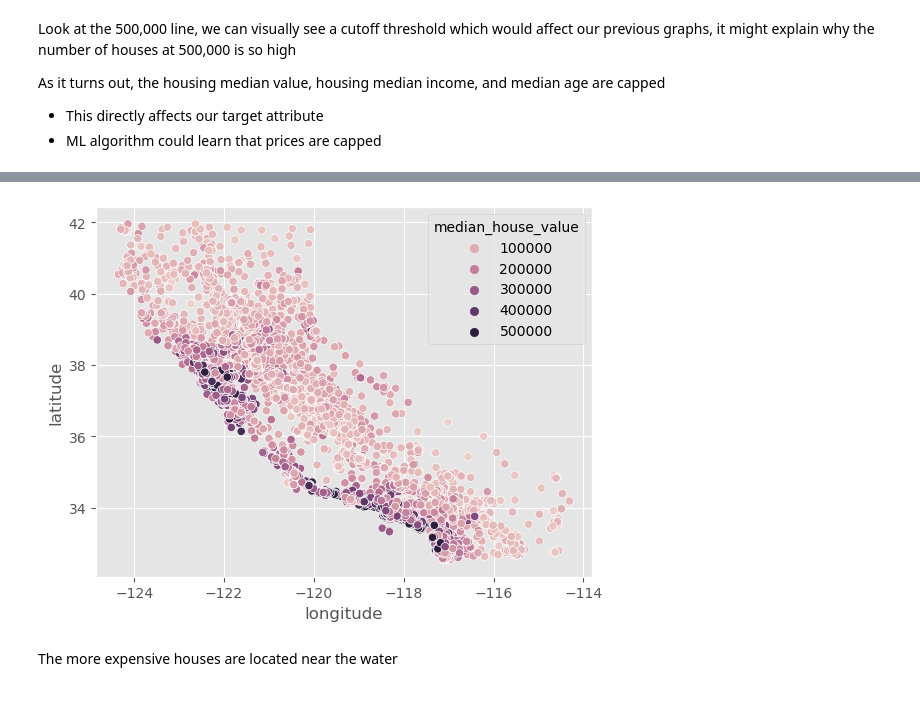
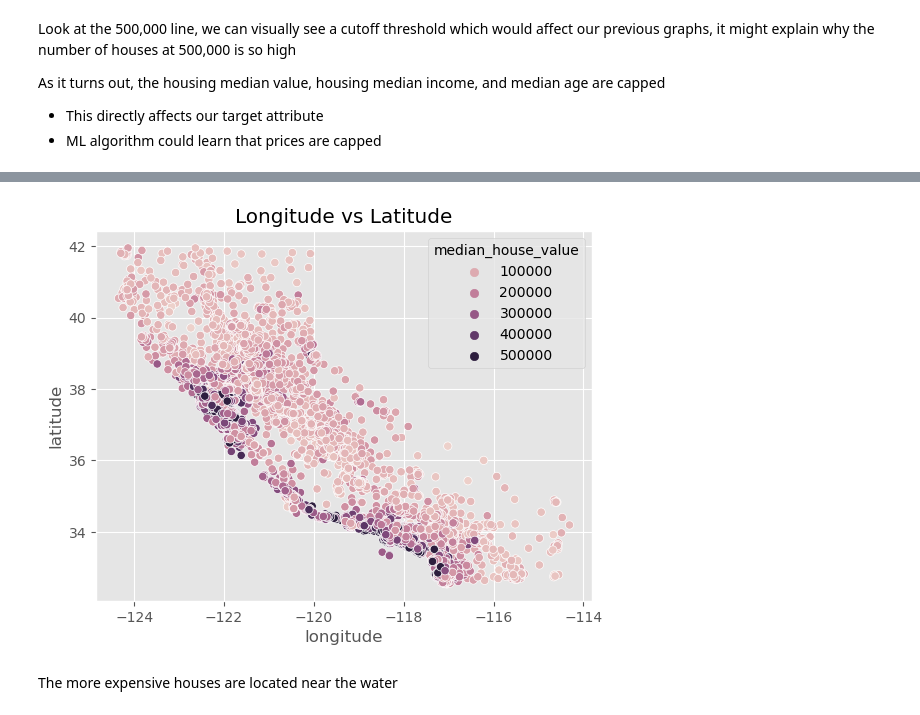
Before and after one commit to Crisheight/bloodCellClassificationEDA, a Jupyter notebook: rosaMLProject1.ipynb, the cells around one changed output, grey strips where cells are left out. Saved outputs shown, nothing was run; the diff lists cells and outputs as text; code cells hidden in the pictures.

```diff
--- a/rosaMLProject1.ipynb
+++ b/rosaMLProject1.ipynb
@@ -402,8 +403,9 @@ plt.show()
 # %%
 sns.scatterplot(data=housing_df, x='longitude', y='latitude', hue='median_house_value')
+plt.title('Longitude vs Latitude')
 plt.show()
 # %% [output]
-[figure, old version]
+[figure, new version]
 # %% [markdown]
 The more expensive houses are located near the water
 # %% [markdown]
```
Also changed, not shown: parts of 15 cells of this notebook.
